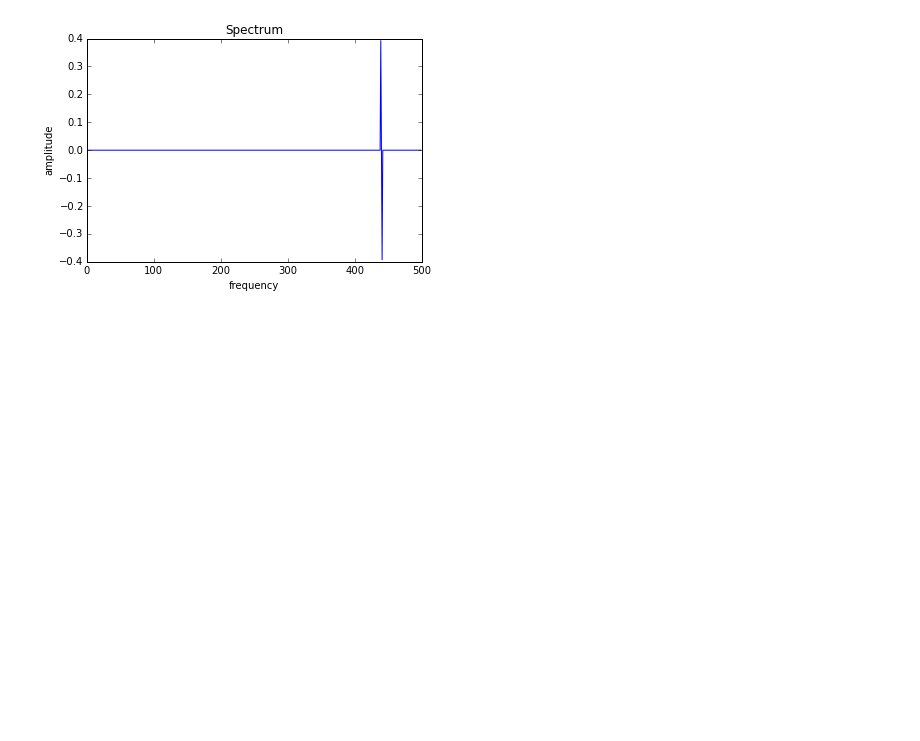
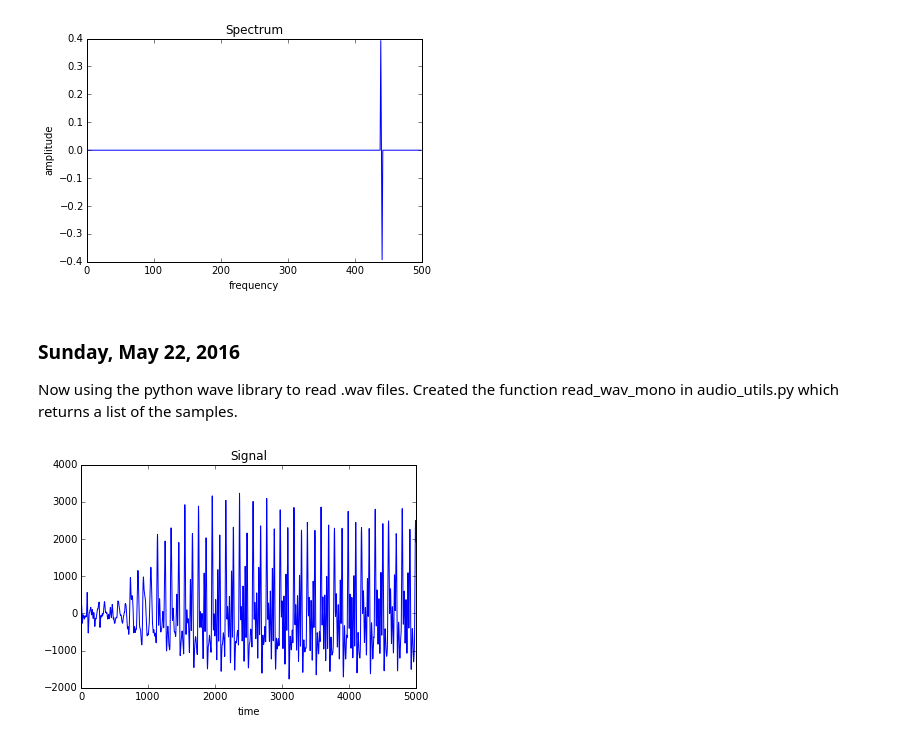
Before and after one commit to bertschingert/cs328-final, a Jupyter notebook: CS328-Final-Lab-Notebook.ipynb, the cells around one changed output. Cells and saved outputs as stored; diff of their text form; code cells hidden in the pictures; blank space fills up the shorter version.

Commit message:
now can read wav files

```diff
--- a/CS328-Final-Lab-Notebook.ipynb
+++ b/CS328-Final-Lab-Notebook.ipynb
@@ -80,3 +80,12 @@ au.graph_fft(w_spectrum[:500])
 # %% [output]
 after window: spectral centroid is  439.980068349
 [figure]
+# %% [markdown]
+### Sunday, May 22, 2016
+
+Now using the python wave library to read .wav files. Created the function read_wav_mono in audio_utils.py which returns a list of the samples.
+# %%
+f = au.read_wav_mono('audio_files/trumpet_A3_15_pianissimo_normal.wav')
+au.graph_signal(f[:5000])
+# %% [output]
+[figure, added]
```
Also changed, not shown: parts of 2 cells of this notebook, 2 other files.
